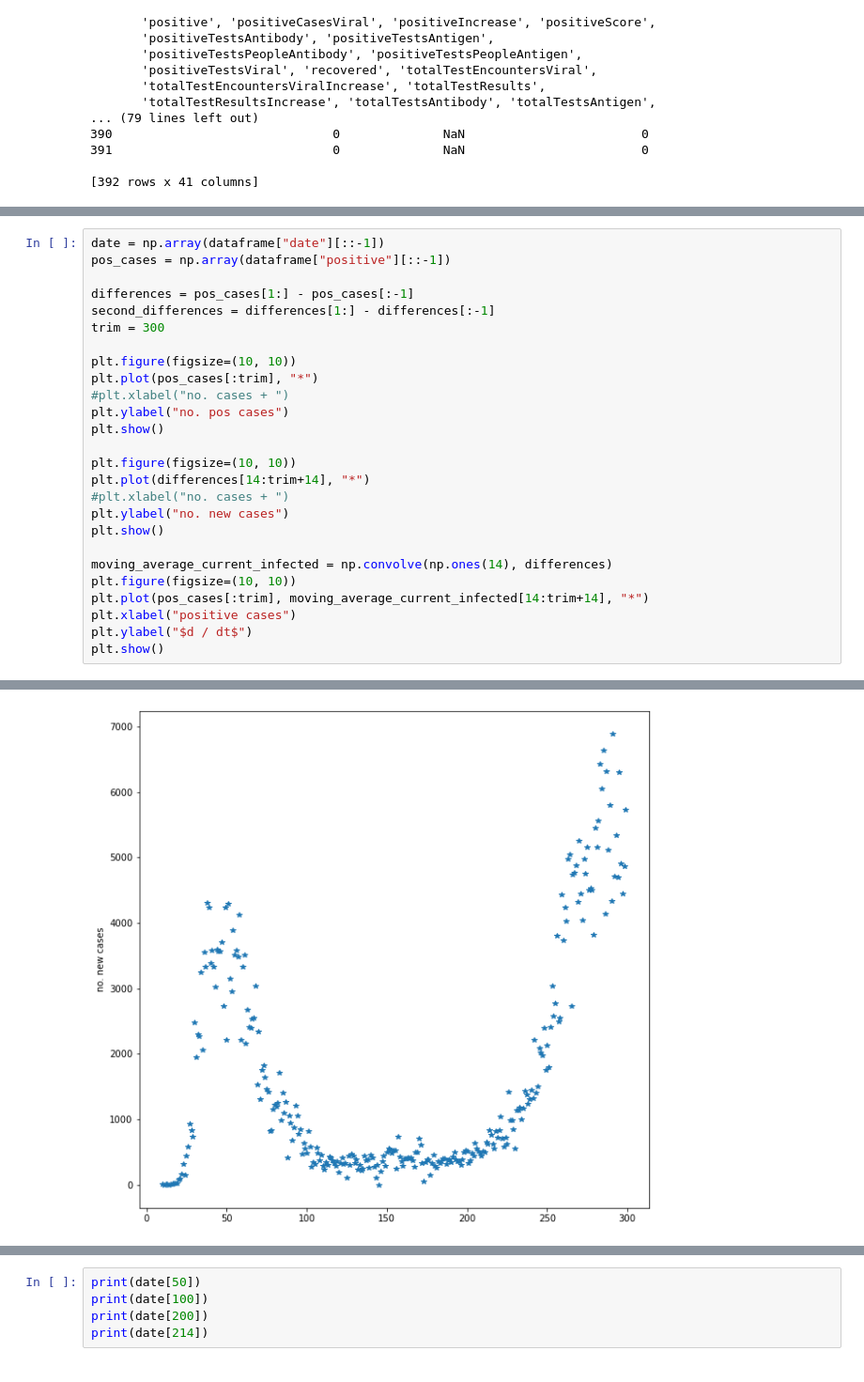
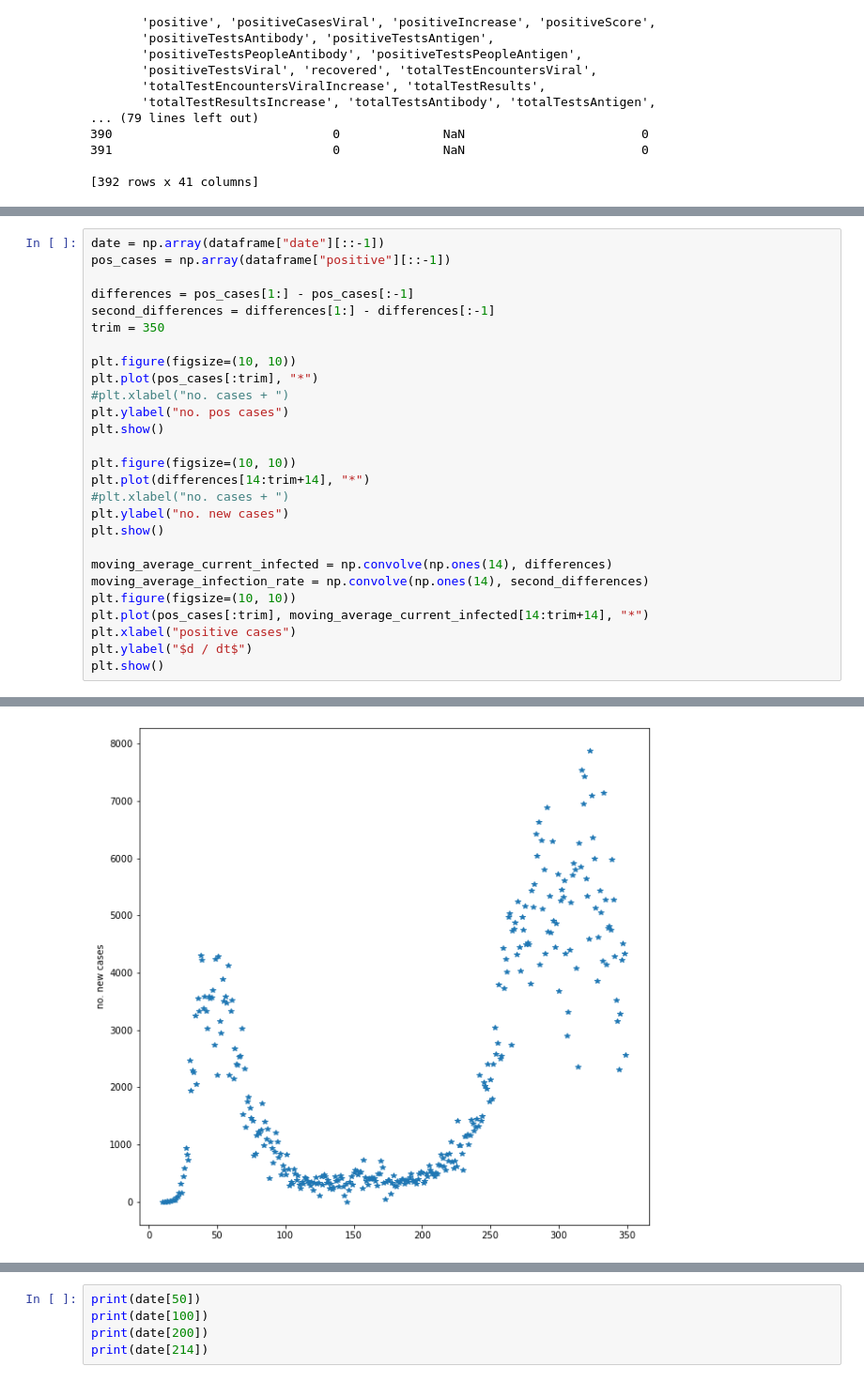
Before and after one commit to JeromeTroy/gsg_project_5, a Jupyter notebook: Exploration.ipynb, the cells around one changed output, grey strips where cells are left out. Shown at 94% size. Saved outputs shown, nothing was run; the diff lists cells and outputs as text.

```diff
--- a/Exploration.ipynb
+++ b/Exploration.ipynb
@@ -53,7 +63,7 @@ pos_cases = np.array(dataframe["positive"][::-1])
 
 differences = pos_cases[1:] - pos_cases[:-1]
 second_differences = differences[1:] - differences[:-1]
-trim = 300
+trim = 350
 
 plt.figure(figsize=(10, 10))
 plt.plot(pos_cases[:trim], "*")
@@ -68,6 +78,7 @@ plt.ylabel("no. new cases")
 plt.show()
 
 moving_average_current_infected = np.convolve(np.ones(14), differences)
+moving_average_infection_rate = np.convolve(np.ones(14), second_differences)
 plt.figure(figsize=(10, 10))
 plt.plot(pos_cases[:trim], moving_average_current_infected[14:trim+14], "*")
 plt.xlabel("positive cases")
@@ -78 +89 @@ plt.show()
-[figure, old version]
+[figure, new version]
```
Also changed, not shown: parts of 11 cells of this notebook, 4 other files.
